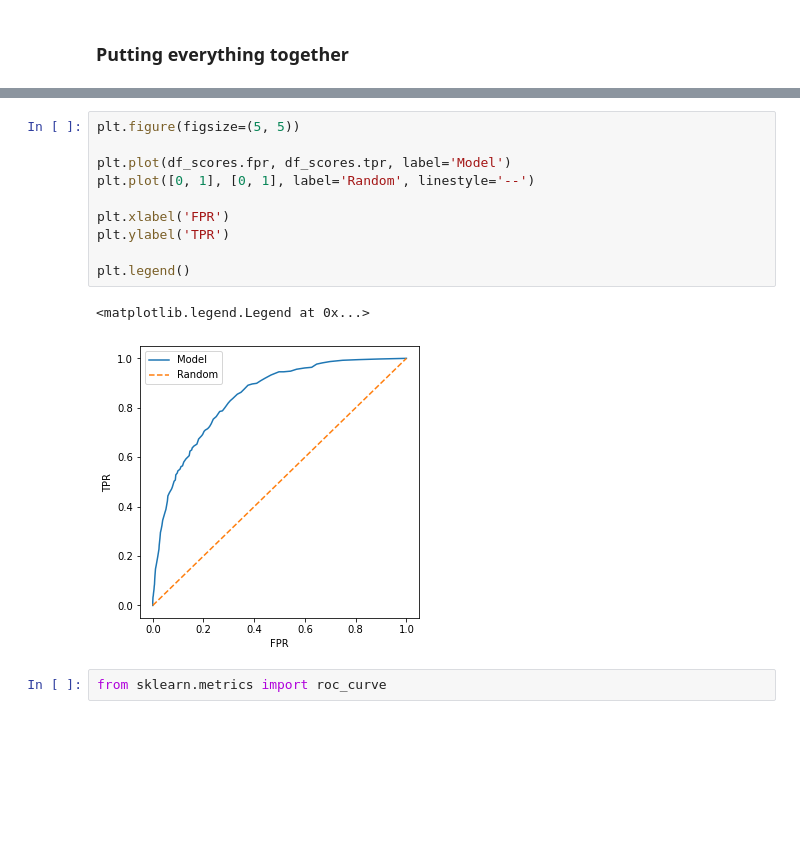
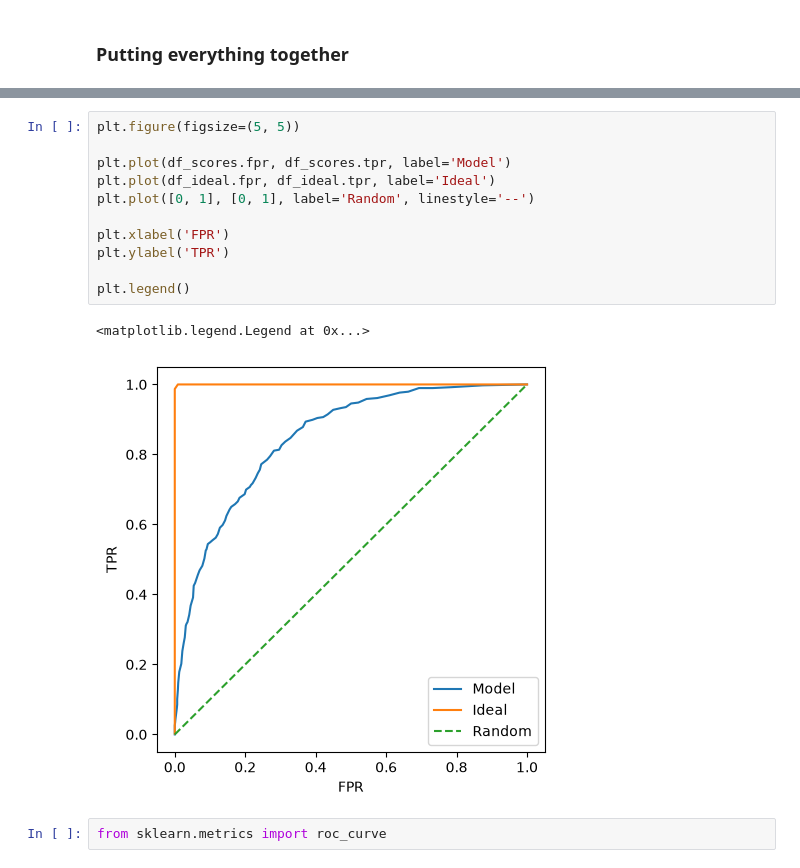
Before and after one commit to rodric-ds-dev/ml-zoomcamp, a Jupyter notebook: 04-evaluation/EvaluationNotebook.ipynb, the cells around one changed output, grey strips where cells are left out. Cells and saved outputs as stored; diff of their text form; blank space fills up the shorter version.

```diff
--- a/04-evaluation/EvaluationNotebook.ipynb
+++ b/04-evaluation/EvaluationNotebook.ipynb
@@ -377,16 +405,17 @@ plt.legend()
 # %%
 plt.figure(figsize=(5, 5))
 
 plt.plot(df_scores.fpr, df_scores.tpr, label='Model')
+plt.plot(df_ideal.fpr, df_ideal.tpr, label='Ideal')
 plt.plot([0, 1], [0, 1], label='Random', linestyle='--')
 
 plt.xlabel('FPR')
 plt.ylabel('TPR')
 
 plt.legend()
 # %% [output]
 <matplotlib.legend.Legend at 0x...>
-[figure, old version]
+[figure, new version]
 # %%
 from sklearn.metrics import roc_curve
 # %%
```
Also changed, not shown: parts of 24 cells of this notebook.
